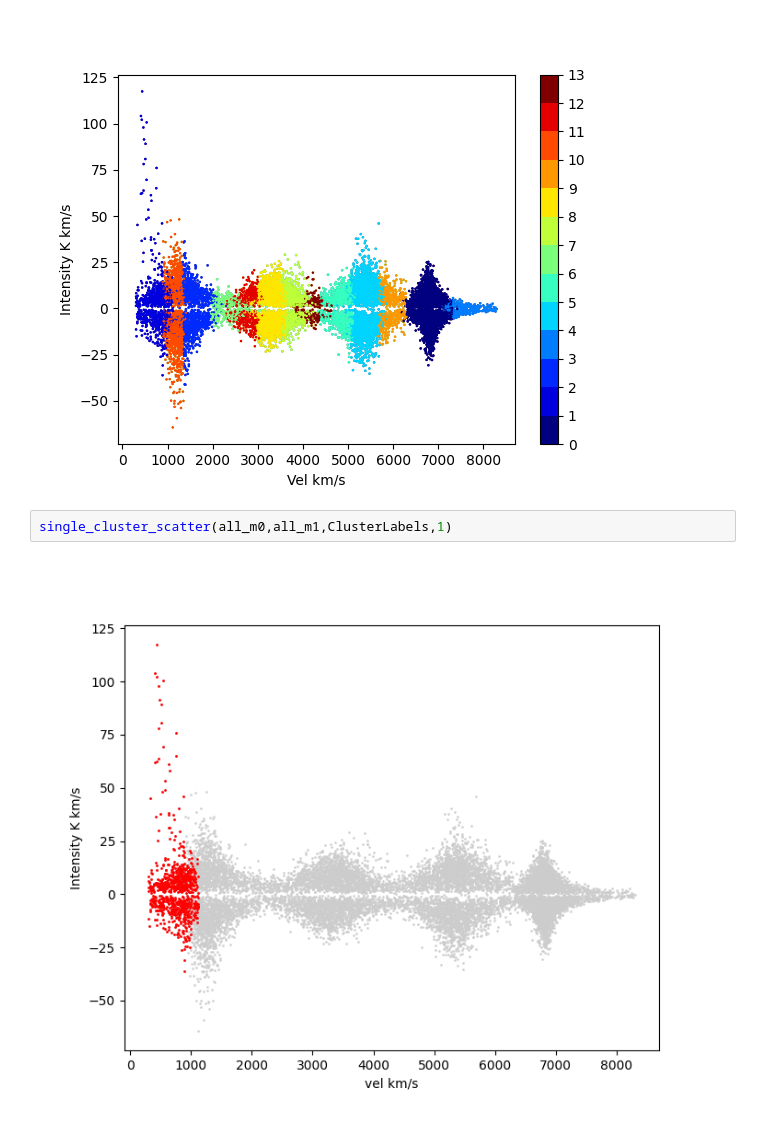
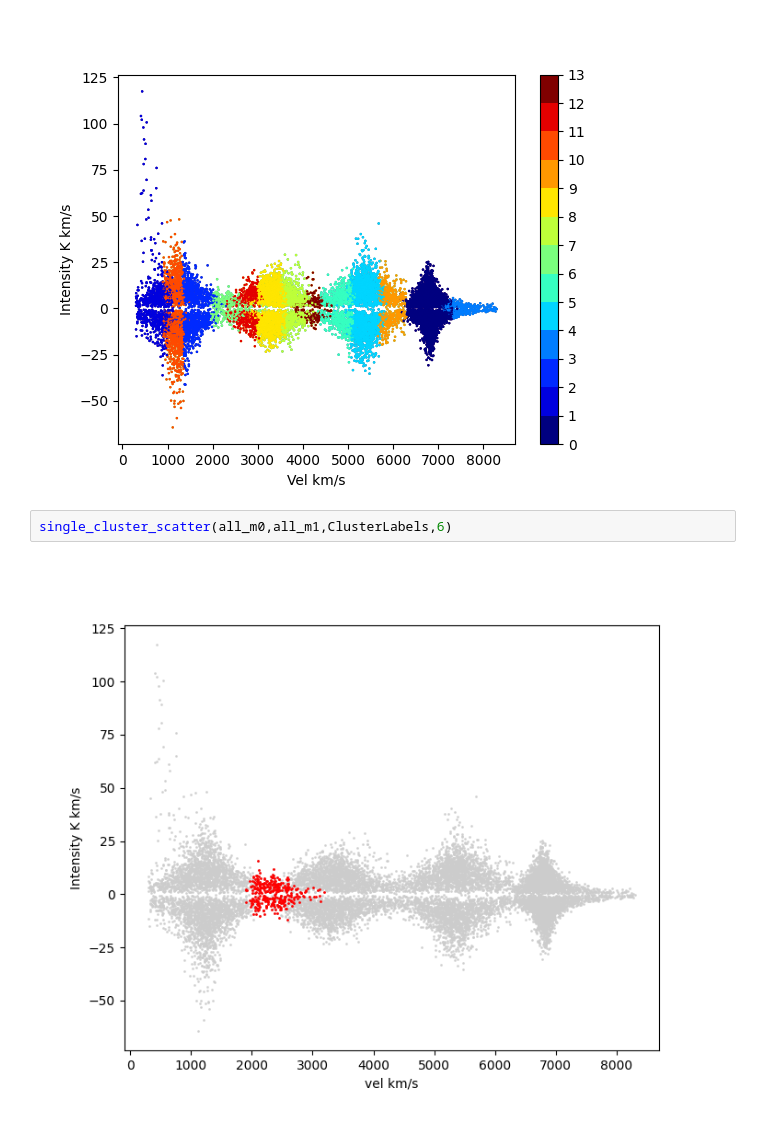
Before and after one commit to JBurke789/clustering, a Jupyter notebook: single_gal.ipynb, the cells around one changed output. Drawn from its saved outputs; the diff is of its cells as text.

```diff
--- a/single_gal.ipynb
+++ b/single_gal.ipynb
@@ -405,9 +403,9 @@ ClusterLabels,ClusterLabels_ = run_clustering(all_m0,all_m1,all_m2,13)
 # %% [output]
 [figure]
 # %%
-single_cluster_scatter(all_m0,all_m1,ClusterLabels,1)
+single_cluster_scatter(all_m0,all_m1,ClusterLabels,6)
 # %% [output]
-[figure, old version]
+[figure, new version]
 # %%
 WorldMap_stitched([all_m0,all_m1,all_m2], contour=(ClusterLabels_, 1, getColors(ClusterLabels, 'jet_r')[0]), clabel = '.')
 # %% [output]
```
Also changed, not shown: parts of 5 cells of this notebook.
